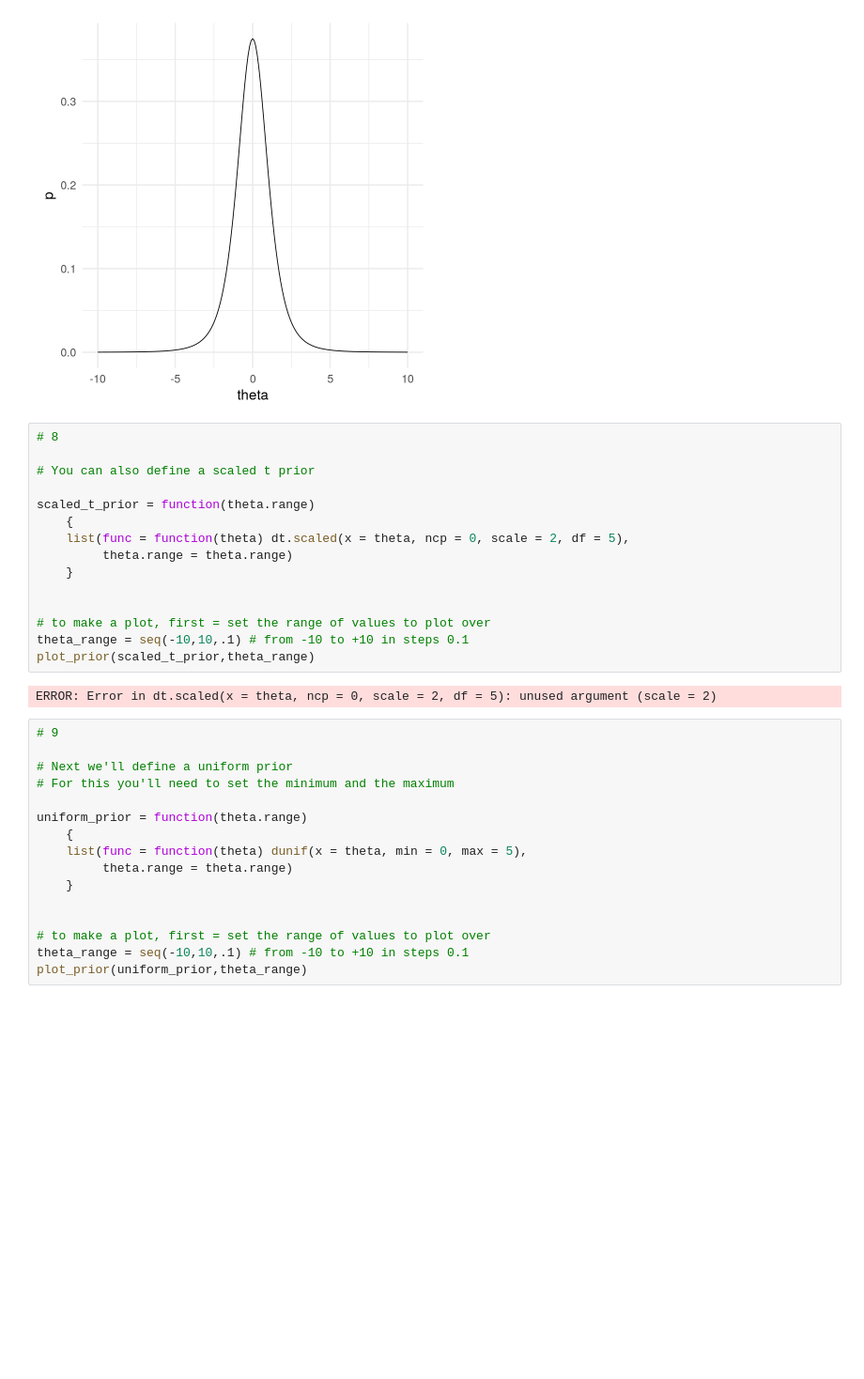
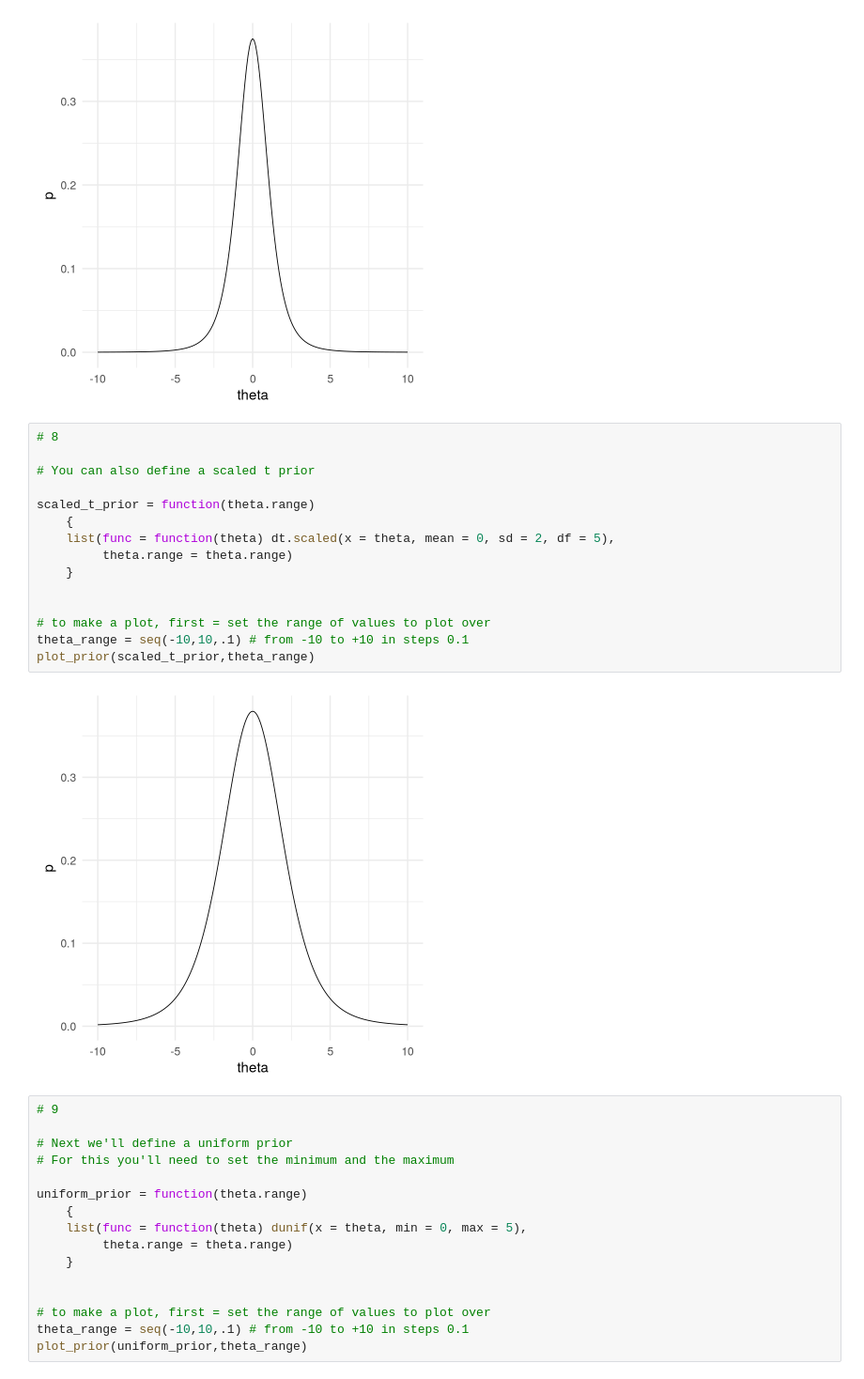
Before and after one commit to ljcolling/arm-bayes-2020, a Jupyter notebook: bayesplay_guide.ipynb, the cells around one changed output. Shown at 94% size. Cells and saved outputs as stored; diff of their text form; blank space fills up the shorter version.

```diff
--- a/bayesplay_guide.ipynb
+++ b/bayesplay_guide.ipynb
@@ -142,20 +142,20 @@ plot_prior(t_prior,theta_range)
 # %%
 # 8
 
 # You can also define a scaled t prior
 
 scaled_t_prior = function(theta.range)
     {
-    list(func = function(theta) dt.scaled(x = theta, ncp = 0, scale = 2, df = 5),
+    list(func = function(theta) dt.scaled(x = theta, mean = 0, sd = 2, df = 5),
          theta.range = theta.range)
     }
 
 
 # to make a plot, first = set the range of values to plot over
 theta_range = seq(-10,10,.1) # from -10 to +10 in steps 0.1
 plot_prior(scaled_t_prior,theta_range)
 # %% [output]
-ERROR: Error in dt.scaled(x = theta, ncp = 0, scale = 2, df = 5): unused argument (scale = 2)
+[figure, added]
 # %%
 # 9
 
```
Also changed, not shown: parts of 1 cell of this notebook, 2 other files.
